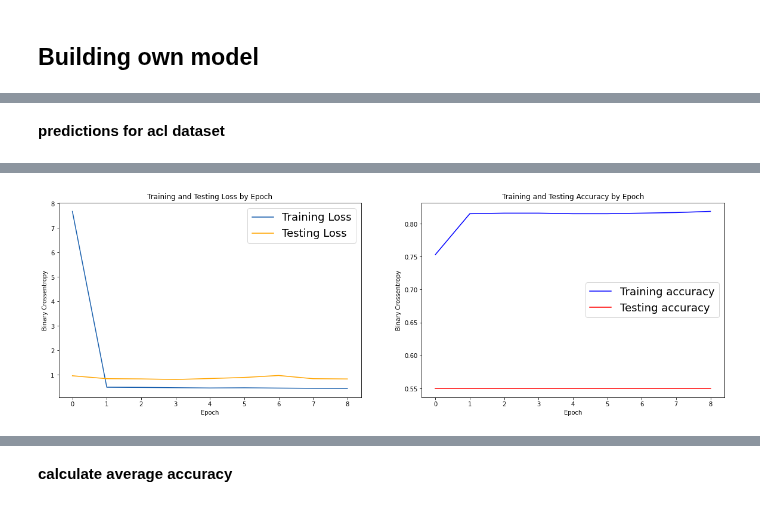
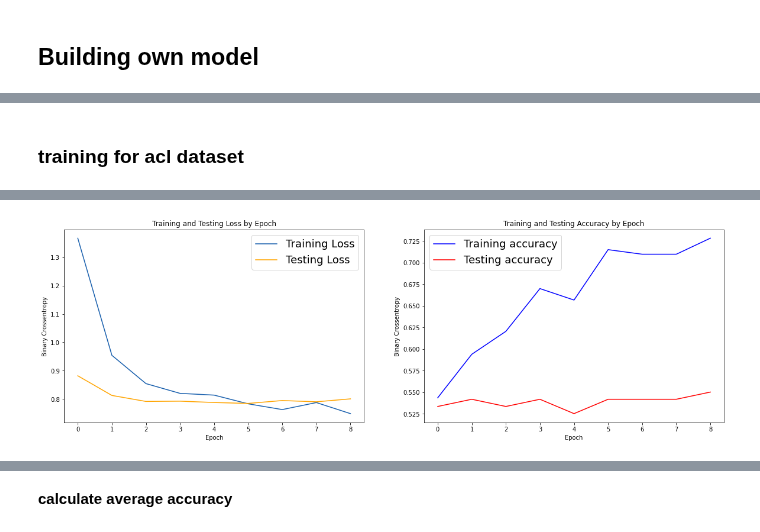
Before and after one commit to doscsy12/knee_mri_proj, a Jupyter notebook: code/Model_building_knee_ownmodel.ipynb, the cells around one changed output, grey strips where cells are left out. Cells and saved outputs as stored; diff of their text form; code cells hidden in the pictures.

```diff
--- a/code/Model_building_knee_ownmodel.ipynb
+++ b/code/Model_building_knee_ownmodel.ipynb
@@ -506,11 +532,50 @@ Epoch 17/20
 # %% [markdown]
-**predictions for acl dataset**
+### training for acl dataset
+# %%
+def build_acl_model():
+    '''this function creates and builds the cnn model for the acl'''
+    model = Sequential()
+
+    model.add(Conv2D(filters=6,
+                     kernel_size=(5, 5),
+                     activation='relu',
+                     padding='same',
+                    #  kernel_regularizer=l2(1e-3),
+                     input_shape=(256,256,3)))
+    model.add(BatchNormalization())
+    model.add(MaxPooling2D(pool_size=(2,2),
+                              strides=(2,2)))
+
+    model.add(Conv2D(filters=16,
+                     kernel_size=(5, 5),
+                     activation='relu',))
+                    #  kernel_regularizer=l2(1e-3)))
+    model.add(BatchNormalization())
+    model.add(MaxPooling2D(pool_size=(2,2),
+                              strides=(2,2)))
+
+    model.add(Flatten())
+    model.add(Dense(32, activation='relu'
+                    ,kernel_regularizer=l2(1e-3)
+                   ))
+    model.add(Dropout(0.7))
+
+    model.add(Dense(16, activation='relu',
+                    kernel_regularizer=l2(1e-3)
+                   ))
+    model.add(Dropout(0.7))
+    model.add(Dense(1, activation='sigmoid'))
+
+    sgd = optimizers.SGD(learning_rate=1e-5, decay=1e-6, momentum=0.9, nesterov=True)
+    model.compile(optimizer=sgd, loss='binary_crossentropy', metrics=['accuracy'])
+
+    return model
 # %%
 # coronal plane
-num_epochs=20
+num_epochs=10
 
-cnn_model = build_model()
-cor_acl_model, hst_cacl = model_train(cnn_model, 'hst_cacl', num_epochs, coronal_acl, coronal_acl_label, coronal_acl_val, coronal_acl_label_val)
+acl_model = build_acl_model()
+cor_acl_model, hst_cacl = model_train(acl_model, 'hst_cacl', num_epochs, coronal_acl, coronal_acl_label, coronal_acl_val, coronal_acl_label_val)
 
 # get/plot accuracy
 hst_cacl_acc=[]
@@ -538,3 +603,3 @@ Epoch 9/20
-[figure, old version]
+[figure, new version]
 # %%
 # axial plane
```
Also changed, not shown: parts of 76 cells of this notebook.
